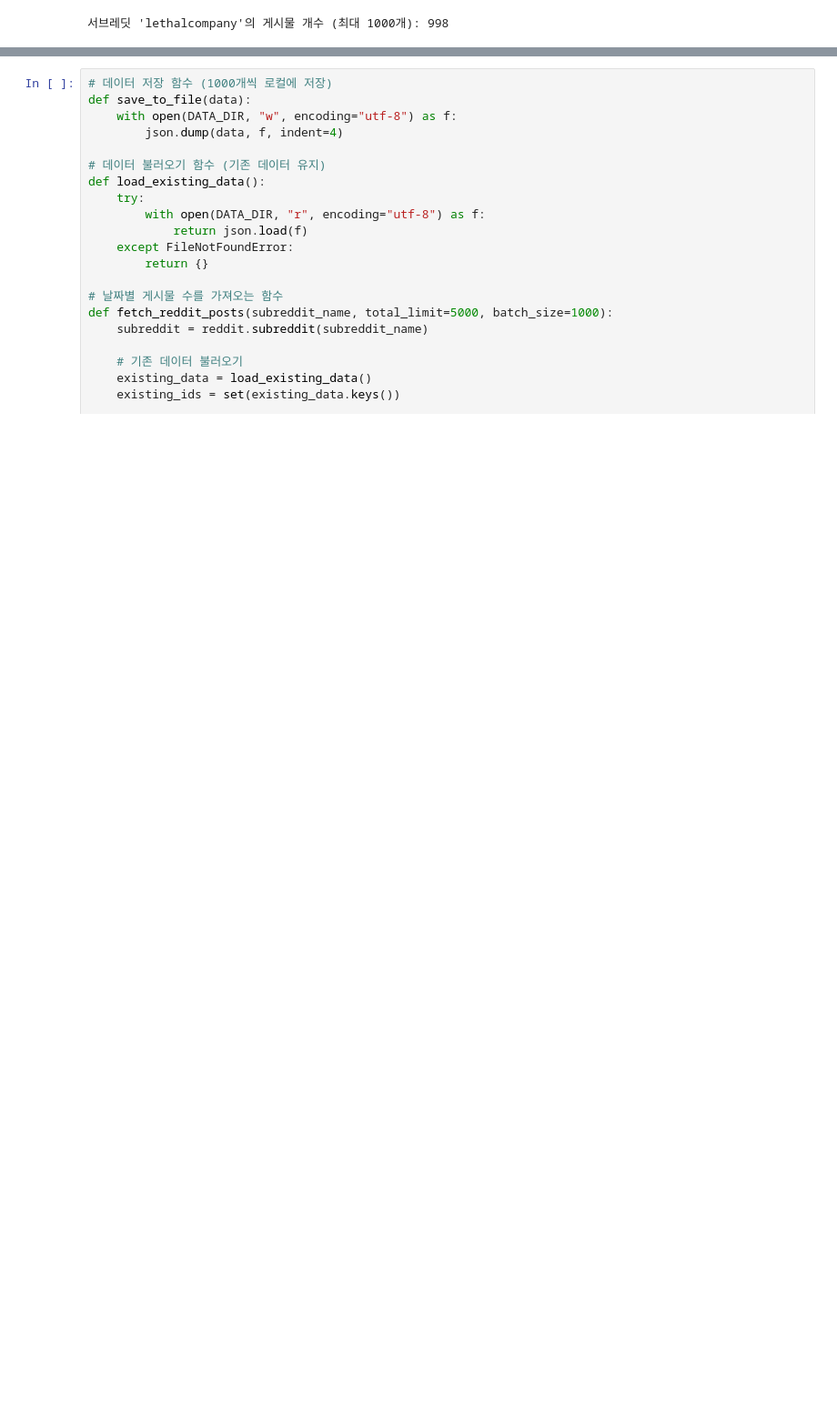
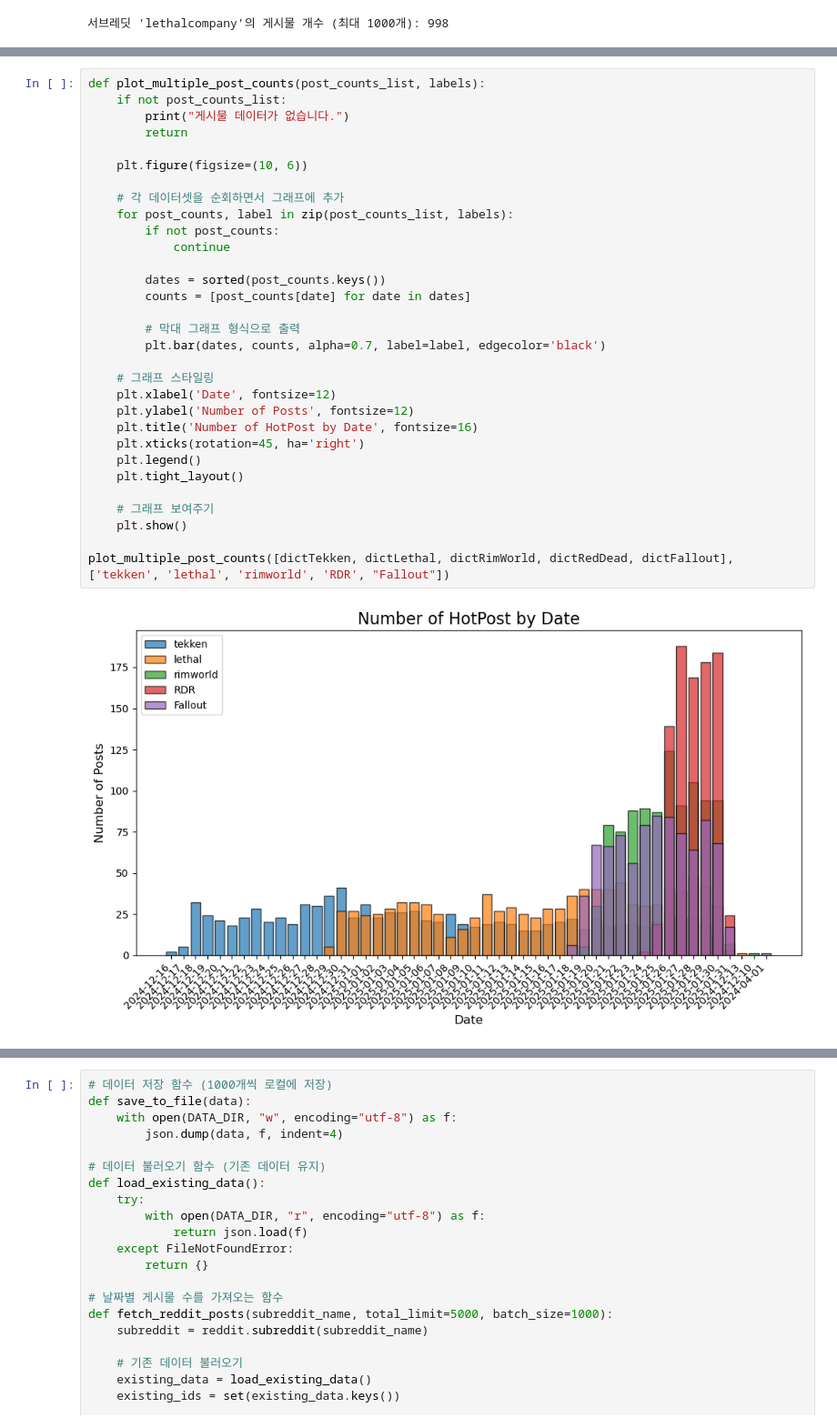
Before and after one commit to tlsdbstjr/DataEngineering, a Jupyter notebook: miniProj/redditScrapping.ipynb, the cells around one changed output, grey strips where cells are left out. Shown: that part at 91% size. Drawn from its saved outputs; the diff is of its cells as text; blank space fills up the shorter version.

```diff
--- a/miniProj/redditScrapping.ipynb
+++ b/miniProj/redditScrapping.ipynb
@@ -151,0 +137,33 @@ plot_post_counts(post_counts_by_date)
+# %%
+def plot_multiple_post_counts(post_counts_list, labels):
+    if not post_counts_list:
+        print("게시물 데이터가 없습니다.")
+        return
+
+    plt.figure(figsize=(10, 6))
+
+    # 각 데이터셋을 순회하면서 그래프에 추가
+    for post_counts, label in zip(post_counts_list, labels):
+        if not post_counts:
+            continue
+
+        dates = sorted(post_counts.keys())
+        counts = [post_counts[date] for date in dates]
+
+        # 막대 그래프 형식으로 출력
+        plt.bar(dates, counts, alpha=0.7, label=label, edgecolor='black')
+
+    # 그래프 스타일링
+    plt.xlabel('Date', fontsize=12)
+    plt.ylabel('Number of Posts', fontsize=12)
+    plt.title('Number of HotPost by Date', fontsize=16)
+    plt.xticks(rotation=45, ha='right')
+    plt.legend()
+    plt.tight_layout()
+
+    # 그래프 보여주기
+    plt.show()
+
+plot_multiple_post_counts([dictTekken, dictLethal, dictRimWorld, dictRedDead, dictFallout], ['tekken', 'lethal', 'rimworld', 'RDR', "Fallout"])
+# %% [output]
+[figure, added]
```
Also changed, not shown: parts of 9 cells of this notebook, 22 other files.
